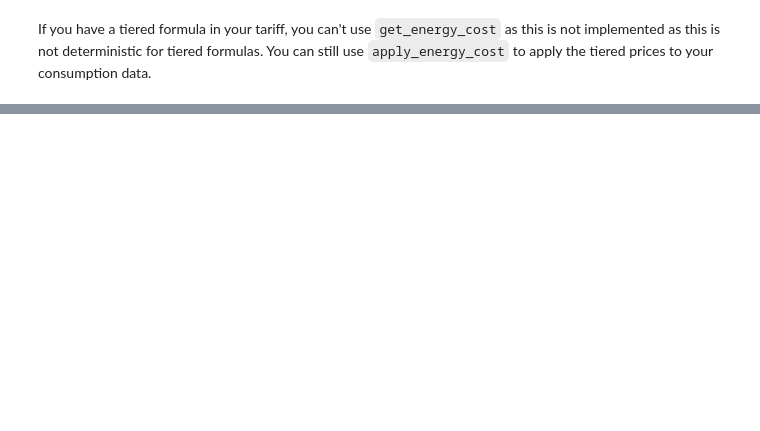
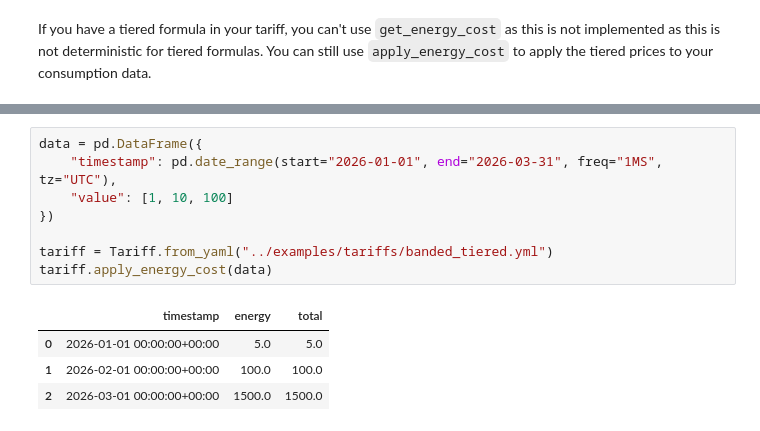
Before and after one commit to EnergieID/energy-cost, a Jupyter notebook: notebooks/tariff.ipynb, the cells around one changed output, grey strips where cells are left out. Saved outputs shown, nothing was run; the diff lists cells and outputs as text; blank space fills up the shorter version.

Commit message:
Add progressive tiered tariffs

```diff
--- a/notebooks/tariff.ipynb
+++ b/notebooks/tariff.ipynb
@@ -452,0 +476,13 @@ tariff.apply_energy_cost(data)
+# %%
+data = pd.DataFrame({
+    "timestamp": pd.date_range(start="2026-01-01", end="2026-03-31", freq="1MS", tz="UTC"),
+    "value": [1, 10, 100]
+})
+
+tariff = Tariff.from_yaml("../examples/tariffs/banded_tiered.yml")
+tariff.apply_energy_cost(data)
+# %% [output]
+|  | timestamp | energy | total |
+| 0 | 2026-01-01 00:00:00+00:00 | 5.0 | 5.0 |
+| 1 | 2026-02-01 00:00:00+00:00 | 100.0 | 100.0 |
+| 2 | 2026-03-01 00:00:00+00:00 | 1500.0 | 1500.0 |
```
Also changed, not shown: parts of 6 cells of this notebook, 7 other files.
